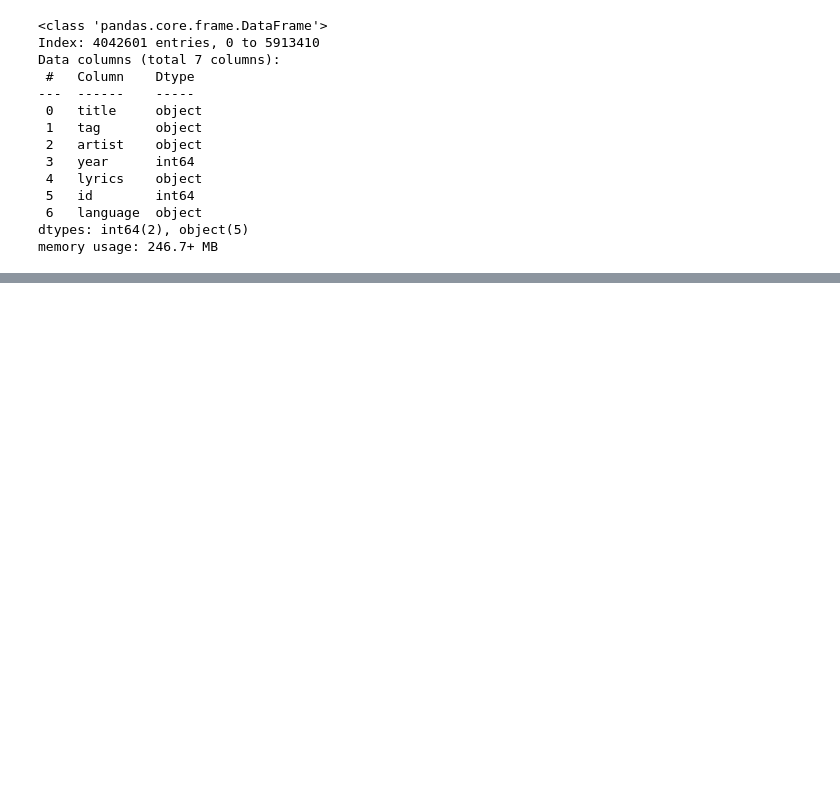
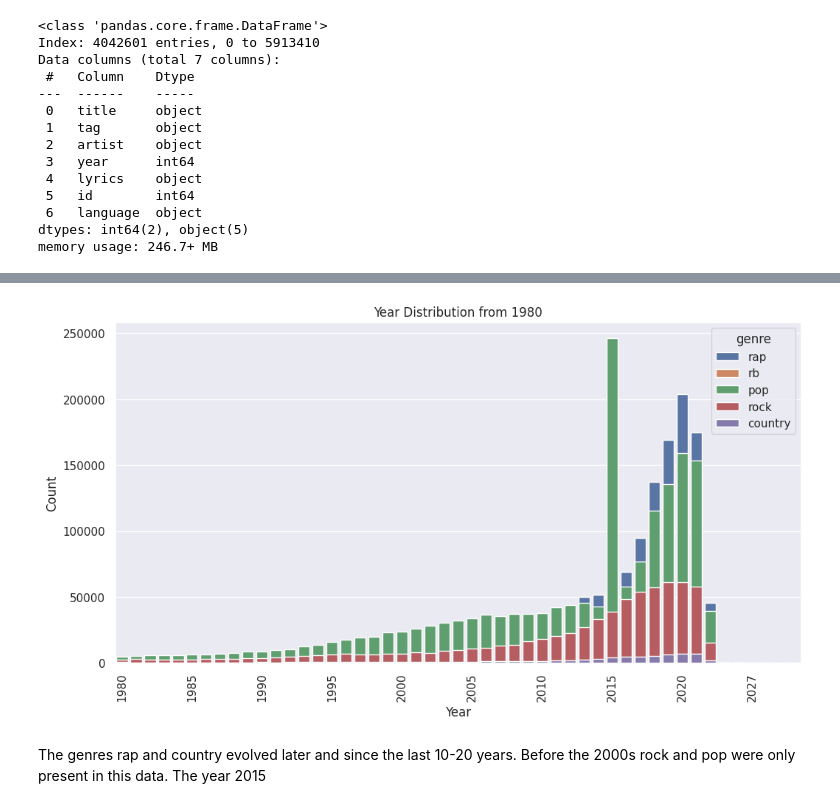
Before and after one commit to dbellenberg/GenrefromLyrics, a Jupyter notebook: notebooks/ds2.ipynb, the cells around one changed output, grey strips where cells are left out. Drawn from its saved outputs; the diff is of its cells as text; code cells hidden in the pictures; blank space fills up the shorter version.

```diff
--- a/notebooks/ds2.ipynb
+++ b/notebooks/ds2.ipynb
@@ -144,0 +267,27 @@ memory usage: 246.7+ MB
+# %%
+year_counts = df['year'].value_counts()
+valid_years = year_counts.index
+
+year_order = df['year'].sort_values().unique()
+valid_years = valid_years[valid_years >= 1980]
+
+valid_years = sorted(valid_years)  # Sort the valid years in ascending order
+
+
+sns.set(style="darkgrid")
+plt.figure(figsize=(12, 6))
+ax = sns.countplot(data=df[df['year'].isin(valid_years)], x='year', order=valid_years, hue='genre', dodge=False)
+
+# Display only every 10th year on the x-axis
+every_10th_year = [year if i % 5 == 0 else '' for i, year in enumerate(valid_years)]
+ax.set_xticklabels(every_10th_year)
+plt.xticks(rotation=90)
+
+plt.title('Year Distribution from 1980')
+plt.xlabel('Year')
+plt.ylabel('Count')
+plt.show()
+# %% [output]
+[figure, added]
+# %% [markdown]
+The genres rap and country evolved later and since the last 10-20 years. Before the 2000s rock and pop were only present in this data. The year 2015
```
Also changed, not shown: parts of 28 cells of this notebook.
